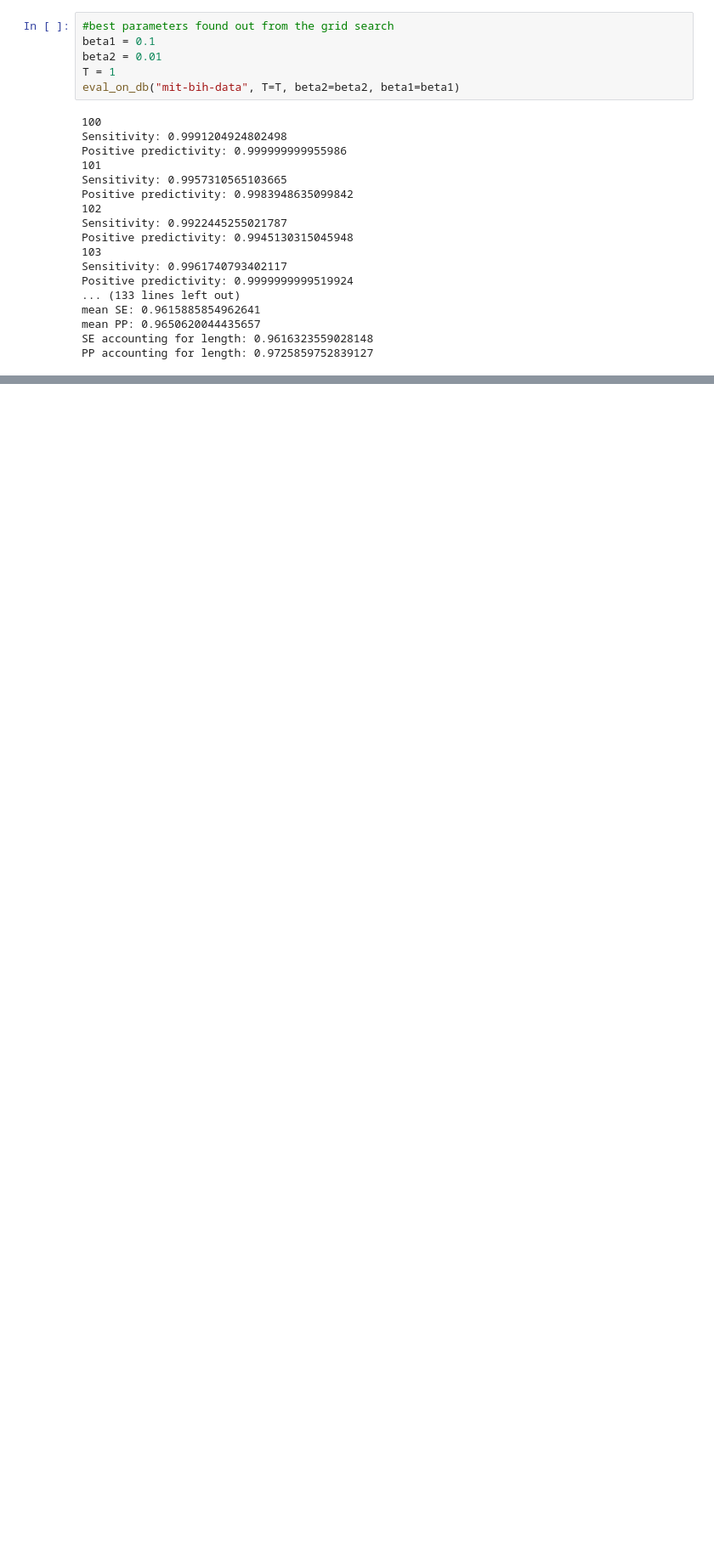
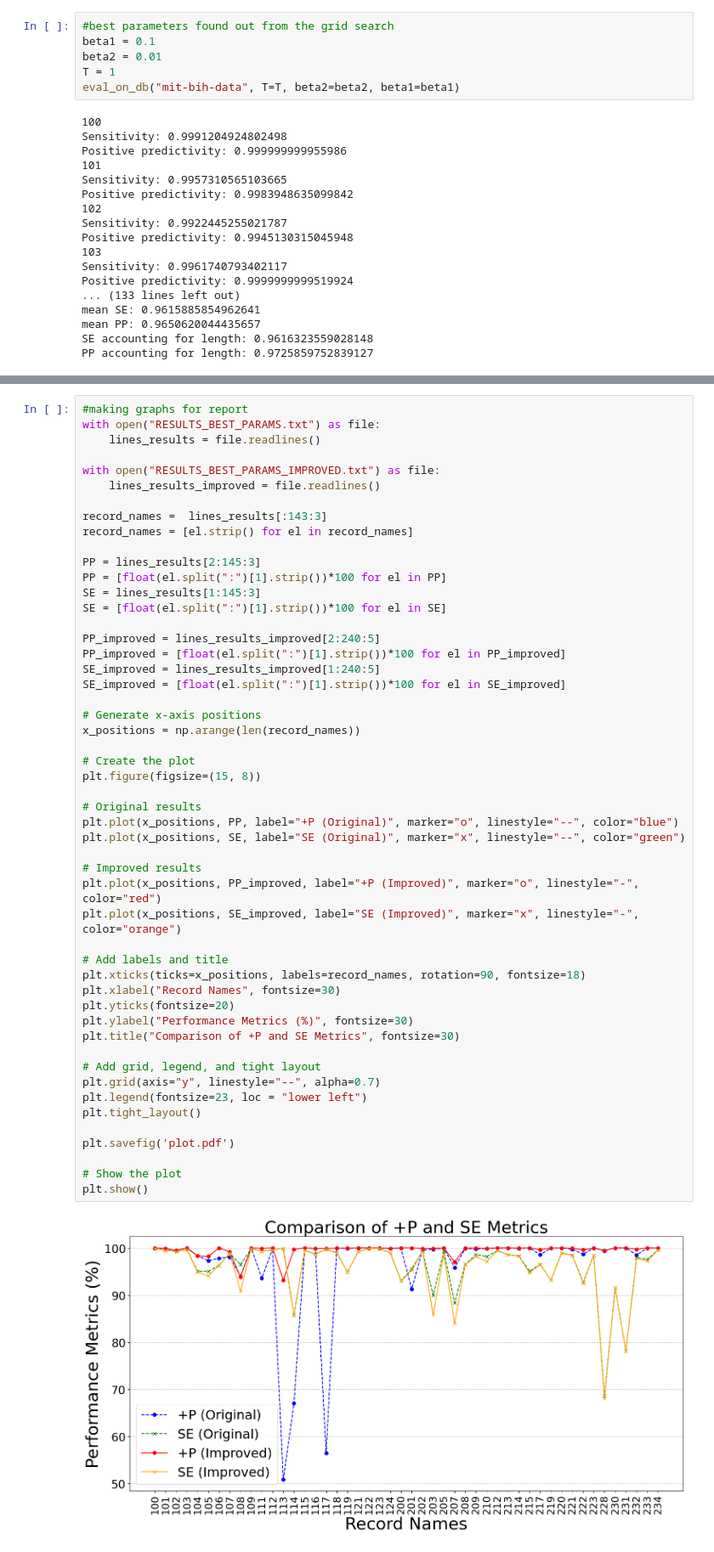
Before and after one commit to markoMedved/OBSS-assignment1, a Jupyter notebook: implementation.ipynb, the cells around one changed output, grey strips where cells are left out. Shown at 85% size. Cells and saved outputs as stored; diff of their text form; blank space fills up the shorter version.

```diff
--- a/implementation.ipynb
+++ b/implementation.ipynb
@@ -295,0 +411,53 @@ PP accounting for length: 0.9725859752839127
+# %%
+#making graphs for report
+with open("RESULTS_BEST_PARAMS.txt") as file:
+    lines_results = file.readlines()
+
+with open("RESULTS_BEST_PARAMS_IMPROVED.txt") as file:
+    lines_results_improved = file.readlines()
+
+record_names =  lines_results[:143:3]
+record_names = [el.strip() for el in record_names]
+
+PP = lines_results[2:145:3]
+PP = [float(el.split(":")[1].strip())*100 for el in PP]
+SE = lines_results[1:145:3]
+SE = [float(el.split(":")[1].strip())*100 for el in SE]
+
+PP_improved = lines_results_improved[2:240:5]
+PP_improved = [float(el.split(":")[1].strip())*100 for el in PP_improved]
+SE_improved = lines_results_improved[1:240:5]
+SE_improved = [float(el.split(":")[1].strip())*100 for el in SE_improved]
+
+# Generate x-axis positions
+x_positions = np.arange(len(record_names))
+
+# Create the plot
+plt.figure(figsize=(15, 8))
+
+# Original results
+plt.plot(x_positions, PP, label="+P (Original)", marker="o", linestyle="--", color="blue")
+plt.plot(x_positions, SE, label="SE (Original)", marker="x", linestyle="--", color="green")
+
+# Improved results
+plt.plot(x_positions, PP_improved, label="+P (Improved)", marker="o", linestyle="-", color="red")
+plt.plot(x_positions, SE_improved, label="SE (Improved)", marker="x", linestyle="-", color="orange")
+
+# Add labels and title
+plt.xticks(ticks=x_positions, labels=record_names, rotation=90, fontsize=18)
+plt.xlabel("Record Names", fontsize=30)
+plt.yticks(fontsize=20)
+plt.ylabel("Performance Metrics (%)", fontsize=30)
+plt.title("Comparison of +P and SE Metrics", fontsize=30)
+
+# Add grid, legend, and tight layout
+plt.grid(axis="y", linestyle="--", alpha=0.7)
+plt.legend(fontsize=23, loc = "lower left")
+plt.tight_layout()
+
+plt.savefig('plot.pdf')
+
+# Show the plot
+plt.show()
+# %% [output]
+[figure, added]
```
Also changed, not shown: parts of 10 cells of this notebook, 7 other files.
